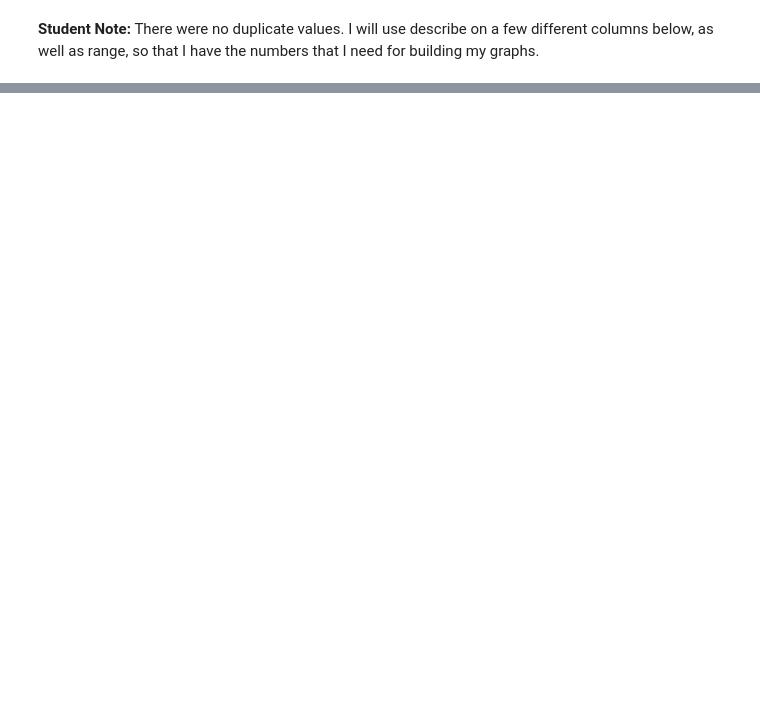
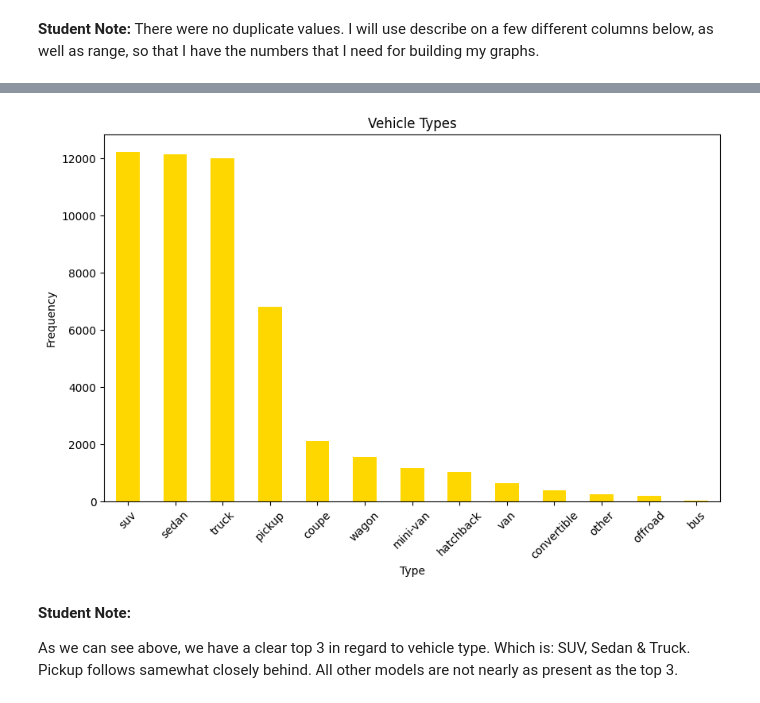
Before and after one commit to arr225/Racine_Sprint_4_Project, a Jupyter notebook: notebooks/EDA.ipynb, the cells around one changed output, grey strips where cells are left out. Saved outputs shown, nothing was run; the diff lists cells and outputs as text; code cells hidden in the pictures; blank space fills up the shorter version.

```diff
--- a/notebooks/EDA.ipynb
+++ b/notebooks/EDA.ipynb
@@ -247,4 +401,22 @@ freq      12405
 Name: type, dtype: object
+# %%
+# Create a bar chart to compare most common vehicle type in the dataset
+
+type_counts = df_vehicles['type'].value_counts()
+
+plt.figure(figsize=(10, 6))
+type_counts.plot(kind='bar', color='gold')
+plt.title('Vehicle Types')
+plt.xlabel('Type')
+plt.ylabel('Frequency')
+plt.xticks(rotation=45)
+plt.show()
+# %% [output]
+[figure, added]
+# %% [markdown]
+**Student Note:**
+
+As we can see above, we have a clear top 3 in regard to vehicle type. Which is: SUV, Sedan & Truck. Pickup follows samewhat closely behind. All other models are not nearly as present as the top 3.
 # %%
 # Provide summary statistics for the 'paint_color' column
 
```
Also changed, not shown: parts of 29 cells of this notebook, 1 other file.
